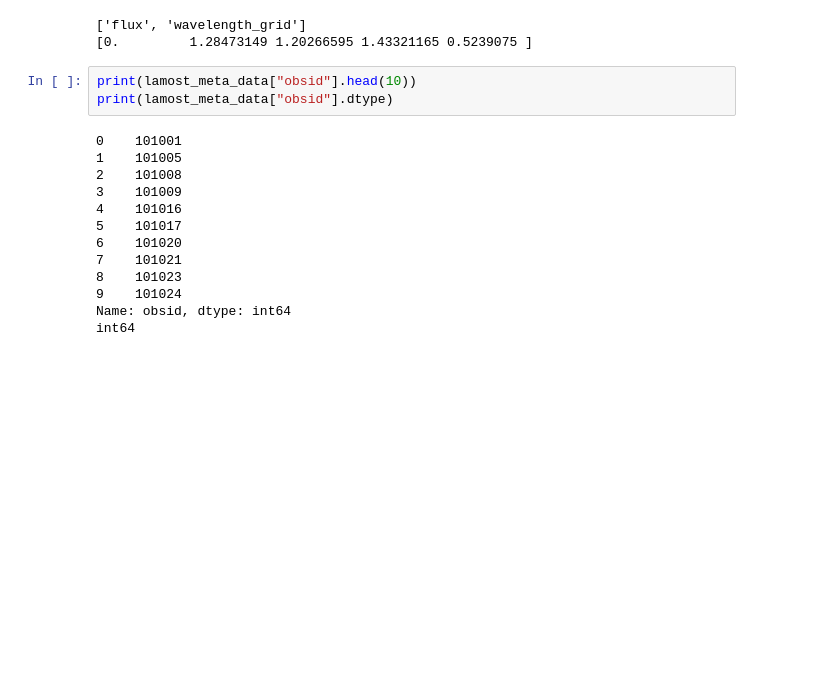
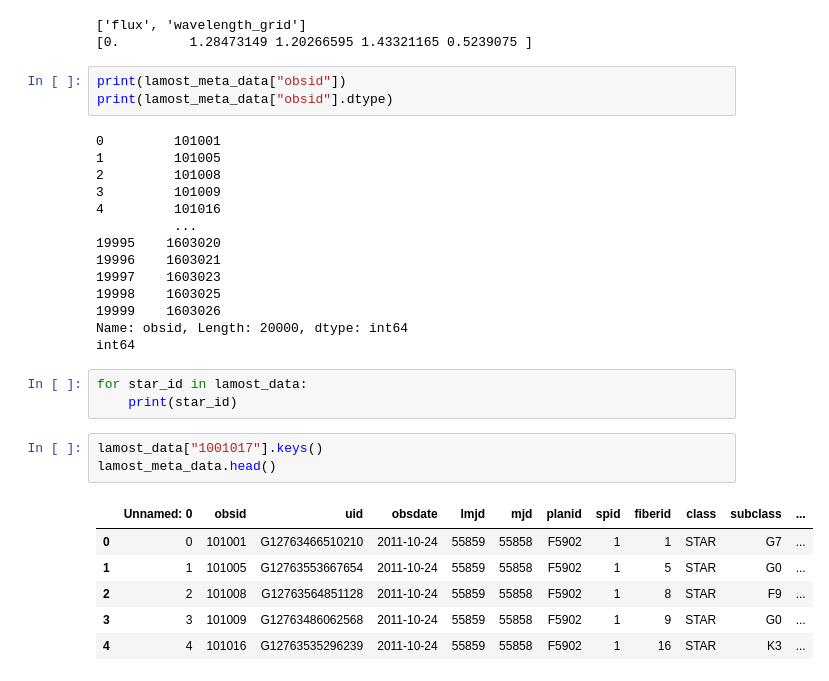
Before and after one commit to Alcatraz312/Survey-invariant-generalization, a Jupyter notebook: src/data/lamost_data.ipynb, the cells around one changed output. Saved outputs shown, nothing was run; the diff lists cells and outputs as text; blank space fills up the shorter version.

```diff
--- a/src/data/lamost_data.ipynb
+++ b/src/data/lamost_data.ipynb
@@ -153,18 +153,32 @@ print(lamost_data[star_id]["flux"][:5])  # first 5 flux values
 ['flux', 'wavelength_grid']
 [0.         1.28473149 1.20266595 1.43321165 0.5239075 ]
 # %%
-print(lamost_meta_data["obsid"].head(10))
+print(lamost_meta_data["obsid"])
 print(lamost_meta_data["obsid"].dtype)
 # %% [output]
-0    101001
-1    101005
-2    101008
-3    101009
-4    101016
-5    101017
-6    101020
-7    101021
-8    101023
-9    101024
-Name: obsid, dtype: int64
+0         101001
+1         101005
+2         101008
+3         101009
+4         101016
+          ...
+19995    1603020
+19996    1603021
+19997    1603023
+19998    1603025
+19999    1603026
+Name: obsid, Length: 20000, dtype: int64
 int64
+# %%
+for star_id in lamost_data:
+    print(star_id)
+# %%
+lamost_data["1001017"].keys()
+lamost_meta_data.head()
+# %% [output]
+|  | Unnamed: 0 | obsid | uid | obsdate | lmjd | mjd | planid | spid | fiberid | class | subclass | ... |
+| 0 | 0 | 101001 | G12763466510210 | 2011-10-24 | 55859 | 55858 | F5902 | 1 | 1 | STAR | G7 | ... |
+| 1 | 1 | 101005 | G12763553667654 | 2011-10-24 | 55859 | 55858 | F5902 | 1 | 5 | STAR | G0 | ... |
+| 2 | 2 | 101008 | G12763564851128 | 2011-10-24 | 55859 | 55858 | F5902 | 1 | 8 | STAR | F9 | ... |
+| 3 | 3 | 101009 | G12763486062568 | 2011-10-24 | 55859 | 55858 | F5902 | 1 | 9 | STAR | G0 | ... |
+| 4 | 4 | 101016 | G12763535296239 | 2011-10-24 | 55859 | 55858 | F5902 | 1 | 16 | STAR | K3 | ... |
```
Also changed, not shown: parts of 3 cells of this notebook, 6 other files.
